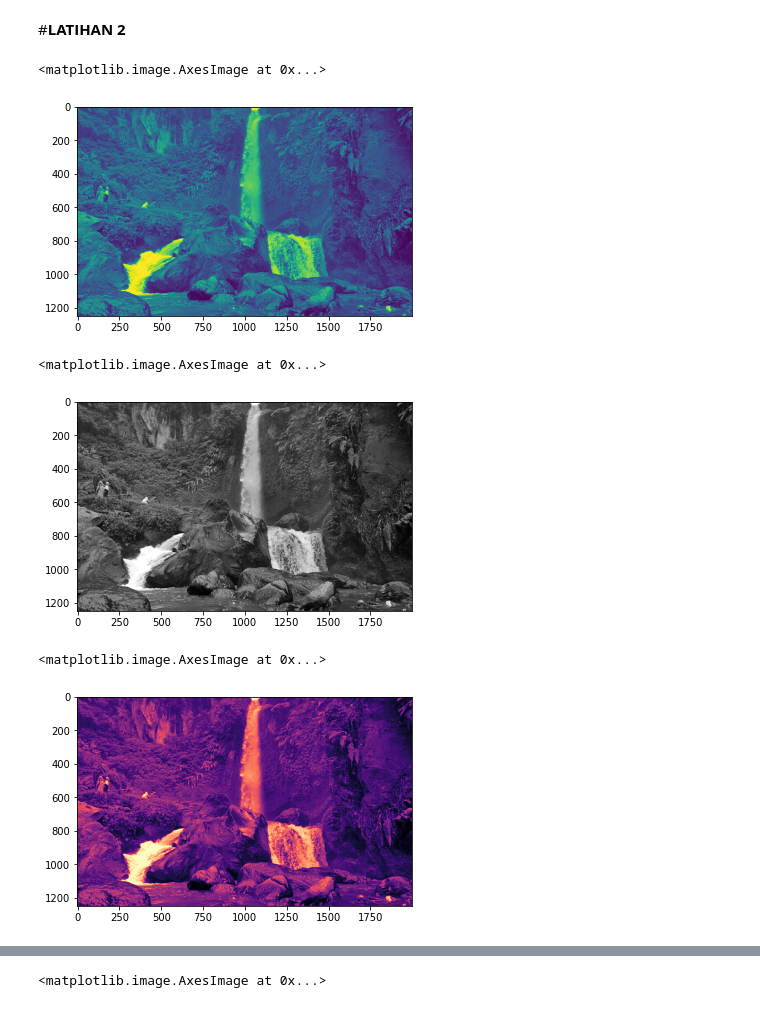
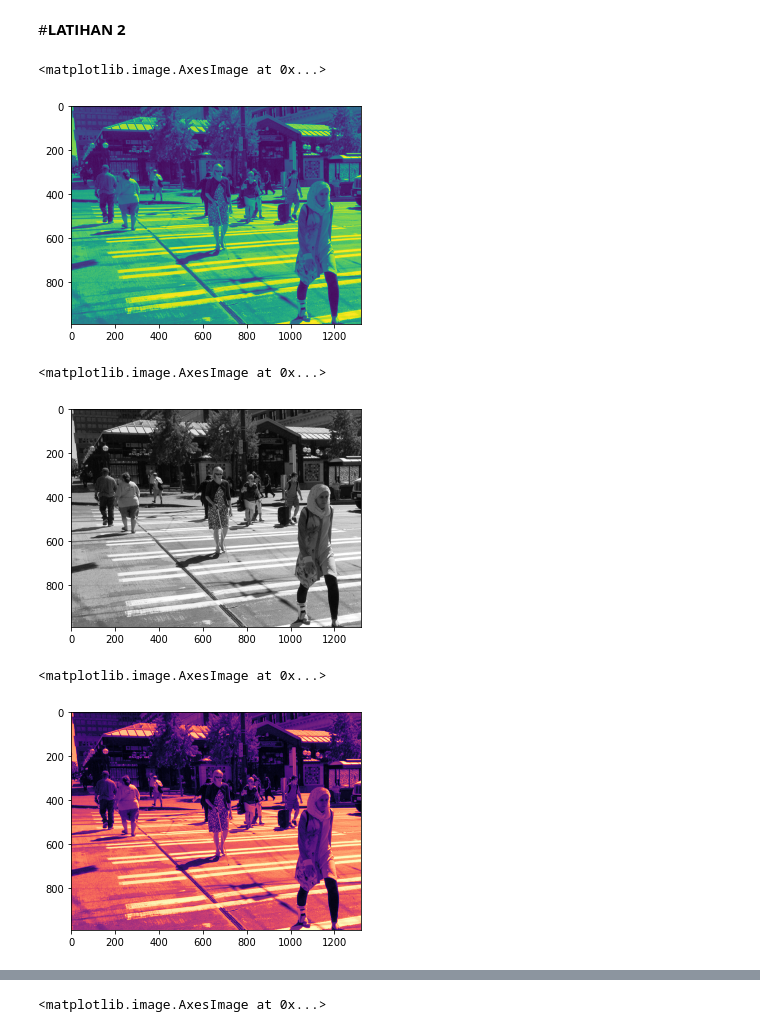
Before and after one commit to rioferdiansyah024/PCVK_Genap_2021, a Jupyter notebook: Minggu_2.ipynb, the cells around one changed output, grey strips where cells are left out. Saved outputs shown, nothing was run; the diff lists cells and outputs as text; code cells hidden in the pictures.

```diff
--- a/Minggu_2.ipynb
+++ b/Minggu_2.ipynb
@@ -78,21 +116,21 @@ plt.imshow(img2)
 # %% [markdown]
 #**LATIHAN 2**
 # %%
-img_gray = cv.imread('/content/10.jpg', cv.IMREAD_GRAYSCALE)
+img_gray = cv.imread('/content/12.jpg', cv.IMREAD_GRAYSCALE)
 plt.imshow(img_gray)
 # %% [output]
 <matplotlib.image.AxesImage at 0x...>
-[figure, old version]
+[figure, new version]
 # %%
 plt.imshow(img_gray, cmap='gray')
 # %% [output]
 <matplotlib.image.AxesImage at 0x...>
-[figure, old version]
+[figure, new version]
 # %%
 plt.imshow(img_gray, cmap='magma')
 # %% [output]
 <matplotlib.image.AxesImage at 0x...>
-[figure, old version]
+[figure, new version]
 # %%
 img4 = cv.resize(cv.cvtColor(img,cv.COLOR_BGR2RGB),(512,1024))
 plt.imshow(img4)
```
Also changed, not shown: parts of 13 cells of this notebook.
